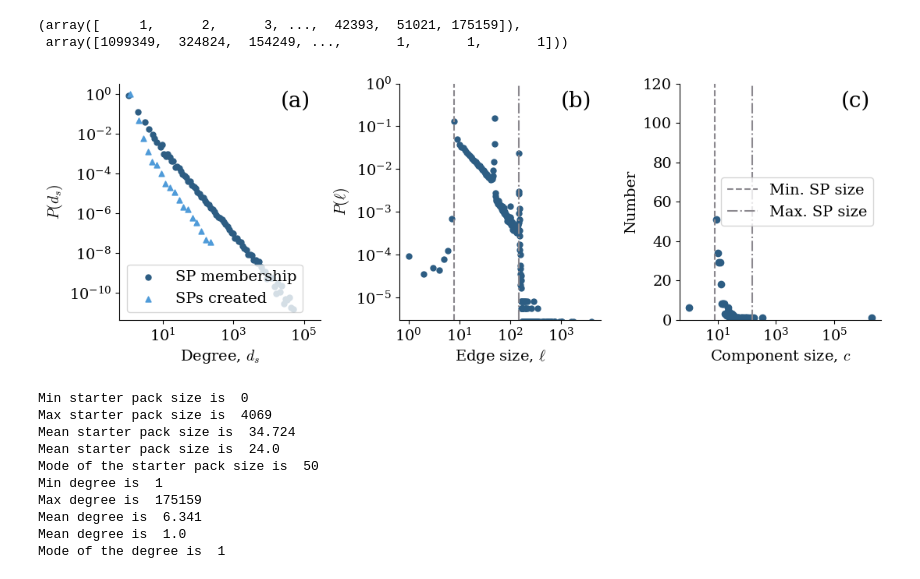
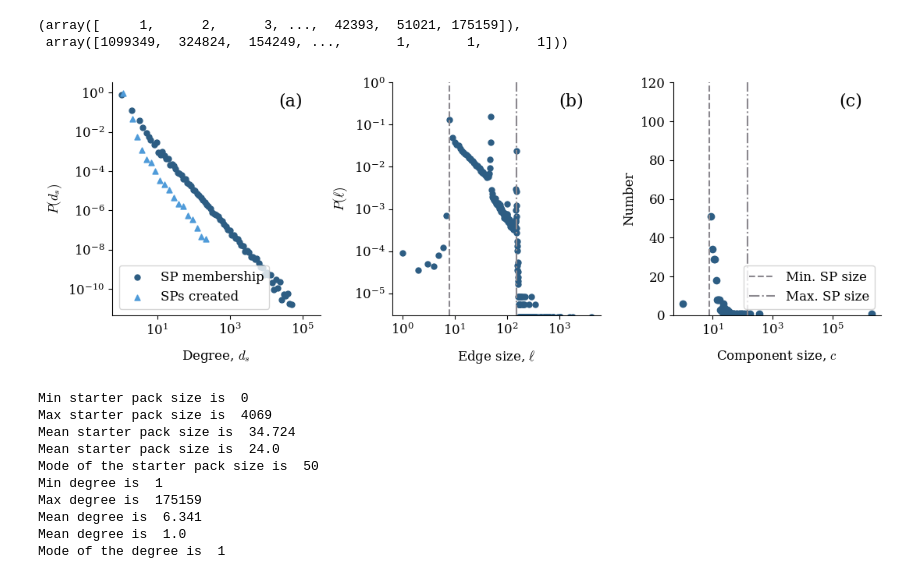
Before and after one commit to nwlandry/a-blue-start, a Jupyter notebook: plot_starterpack_stats.ipynb, the cells around one changed output. Drawn from its saved outputs; the diff is of its cells as text; code cells hidden in the pictures.

```diff
--- a/plot_starterpack_stats.ipynb
+++ b/plot_starterpack_stats.ipynb
@@ -19,7 +19,7 @@ import fig_settings as fs
 colors = ["#2d5d83", "#4f9bd9", "#077187", "#3dfaff", "#8b888e"]
 fs.set_fonts()
 # %%
-with open("data/starterpack-stats.json") as f:
+with open("data/starterpack_stats.json") as f:
     data = json.load(f)
 
 component_sizes, component_numbers = data["components"]
@@ -92,7 +92,7 @@ plt.figure(figsize=(11, 4))
 
 plt.subplot(131)
 ax = plt.gca()
-plt.text(0.8, 0.9, "(a)", fontsize=20, transform=ax.transAxes)
+plt.text(0.8, 0.9, "(a)", fontsize=16, transform=ax.transAxes)
 
 hist, bin_edges = np.histogram(
     degrees,
@@ -126,7 +126,7 @@ plt.scatter(bin_centers, hist, marker="^", color=colors[1], s=25, label="SPs cre
 
 plt.xscale("log")
 plt.yscale("log")
-plt.xlabel(r"Degree, $d_s$")
+plt.xlabel(r"Degree, $d_s$", labelpad=10)
 plt.ylabel(r"$P(d_s)$")
 plt.minorticks_off()
 plt.legend(loc="lower left")
@@ -135,41 +135,41 @@ sns.despine()
 
 plt.subplot(132)
 ax = plt.gca()
-plt.text(0.8, 0.9, "(b)", fontsize=20, transform=ax.transAxes)
+plt.text(0.8, 0.9, "(b)", fontsize=16, transform=ax.transAxes)
 
 s, p = np.unique(edge_sizes, return_counts=True)
 plt.scatter(s, p / p.sum(), marker="o", s=25, color=colors[0])
 plt.plot([8, 8], [3e-6, 1], "--", label="Min. starter pack size", color=colors[4])
 plt.plot([150, 150], [3e-6, 1], "-.", label="Max. starter pack size", color=colors[4])
 plt.xscale("log")
 plt.yscale("log")
 plt.ylim([3e-6, 1])
-plt.xlabel(r"Edge size, $\ell$")
+plt.xlabel(r"Edge size, $\ell$", labelpad=10)
 plt.ylabel(r"$P(\ell)$")
 plt.minorticks_off()
 sns.despine()
 
 plt.subplot(133)
 ax = plt.gca()
-plt.text(0.8, 0.9, "(c)", fontsize=20, transform=ax.transAxes)
+plt.text(0.8, 0.9, "(c)", fontsize=16, transform=ax.transAxes)
 
 plt.scatter(component_sizes, component_numbers, marker="o", color=colors[0])
 plt.xscale("log")
 plt.plot([8, 8], [0, 120], "--", label="Min. SP size", color=colors[4])
 plt.plot([150, 150], [0, 120], "-.", label="Max. SP size", color=colors[4])
 
 plt.legend()
 plt.ylim([0, 120])
-plt.xlabel(r"Component size, $c$")
+plt.xlabel(r"Component size, $c$", labelpad=10)
 plt.ylabel("Number")
 plt.minorticks_off()
 sns.despine()
 
 plt.tight_layout()
-plt.savefig("figures/starterpack_stats.pdf", dpi=1000)
+plt.savefig("figures/fig_starterpack_stats.pdf", dpi=1000)
 plt.show()
 # %% [output]
-[figure, old version]
+[figure, new version]
 # %%
 ## stats about starter pack sizes
 print(f"Min starter pack size is ", min_edge_size)
```
Also changed, not shown: parts of 3 cells of this notebook, 23 other files.
